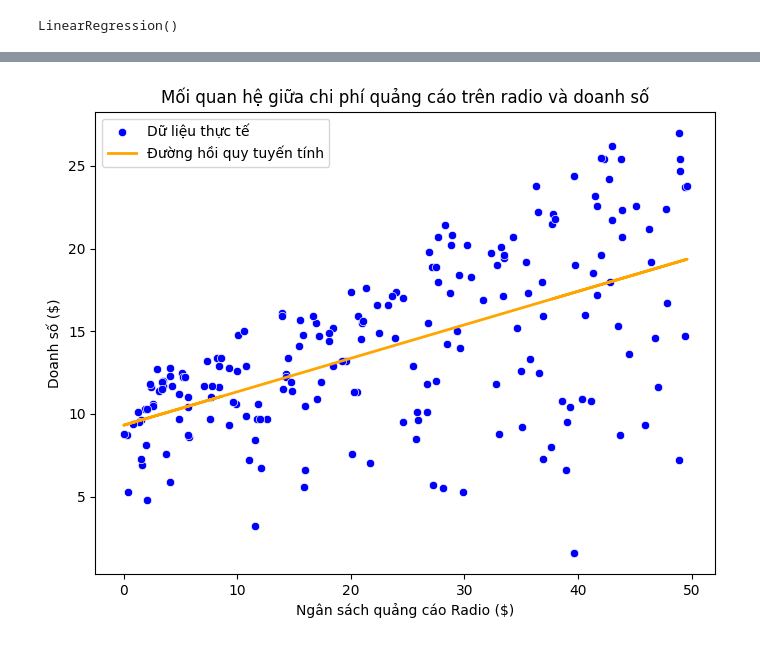
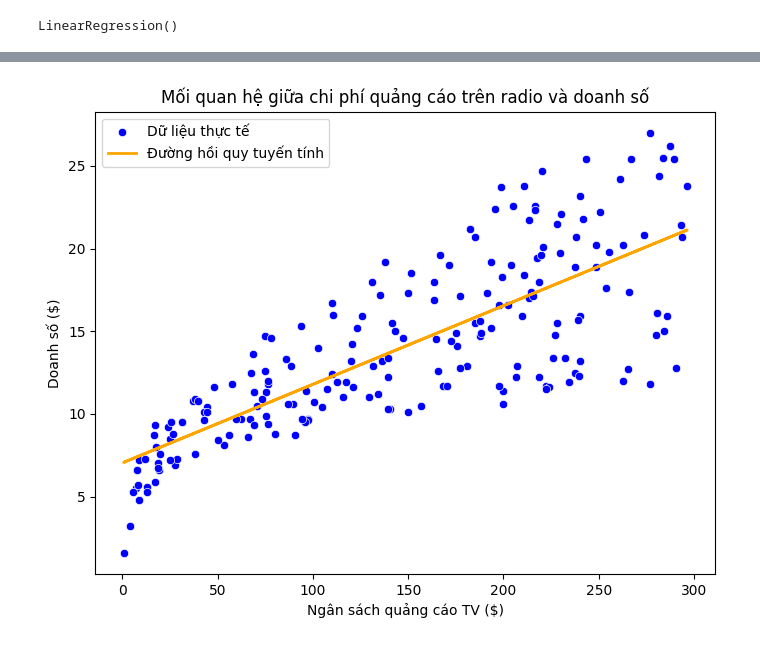
Before and after one commit to anhvq44/CSA17, a Jupyter notebook: Lesson7/hoiquytuyentinh.ipynb, the cells around one changed output, grey strips where cells are left out. Saved outputs shown, nothing was run; the diff lists cells and outputs as text; code cells hidden in the pictures.

```diff
--- a/Lesson7/hoiquytuyentinh.ipynb
+++ b/Lesson7/hoiquytuyentinh.ipynb
@@ -72,17 +74,21 @@ plt.show()
 # %% [output]
 [figure]
 # %%
-#tao mo hinh Radio
+#tao mo hinh TV
 model = LinearRegression()
-X = df[["Radio"]]
+
+X = df[["TV"]]
 y = df["Sales"]
-model.fit(X, y)
+
+#chia tap train test
+X_train, X_test, y_train, y_test = train_test_split(X, y, test_size=0.2, random_state=40)
+model.fit(X_train, y_train)
 
 model
 # %% [output]
 LinearRegression()
 # %%
 # tao duong hoi quy
-y_pred = model.predict(X)
+y_pred = model.predict(X_test)
 y_pred
 # %% [output]
@@ -115,12 +130,12 @@ Phương trình: Sales = 9.31 + 0.20 * Radio
 # %%
 #ve bieu do hoi quy
 plt.figure(figsize=(8, 6))
-sns.scatterplot(x=X["Radio"], y=y, color="blue", label="Dữ liệu thực tế")
-plt.plot(X["Radio"], y_pred, color="orange", linewidth = 2, label="Đường hồi quy tuyến tính")
+sns.scatterplot(x=X["TV"], y=y, color="blue", label="Dữ liệu thực tế")
+plt.plot(X["TV"], y_pred, color="orange", linewidth = 2, label="Đường hồi quy tuyến tính")
 plt.title("Mối quan hệ giữa chi phí quảng cáo trên radio và doanh số")
-plt.xlabel("Ngân sách quảng cáo Radio ($)")
+plt.xlabel("Ngân sách quảng cáo TV ($)")
 plt.ylabel("Doanh số ($)")
 plt.legend()
 plt.show()
 # %% [output]
-[figure, old version]
+[figure, new version]
```
Also changed, not shown: parts of 5 cells of this notebook, 1 other file.
